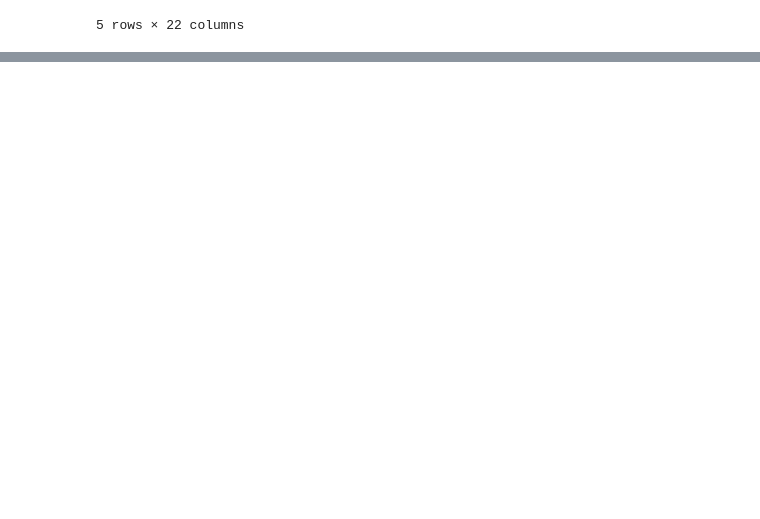
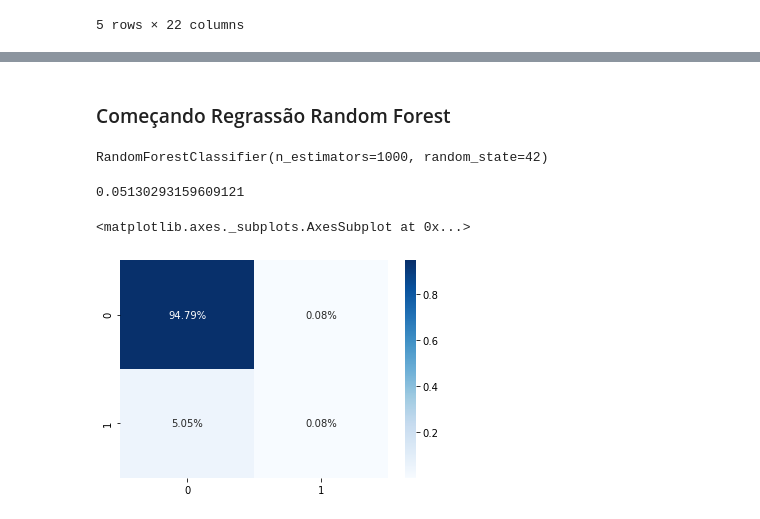
Before and after one commit to pmahfuz/Projeto-2-Cdados, a Jupyter notebook: Projeto-2-Cdados/Projeto_2.ipynb, the cells around one changed output, grey strips where cells are left out. Saved outputs shown, nothing was run; the diff lists cells and outputs as text; code cells hidden in the pictures; blank space fills up the shorter version.

Commit message:
Random Forest

```diff
--- a/Projeto-2-Cdados/Projeto_2.ipynb
+++ b/Projeto-2-Cdados/Projeto_2.ipynb
@@ -261,0 +269,28 @@ print(score)
+# %% [markdown]
+### Começando Regrassão Random Forest
+# %%
+# Trainando Random Forest
+rf = RandomForestClassifier(n_estimators = 1000, random_state = 42)
+rf.fit(x_train, y_train)
+# %% [output]
+RandomForestClassifier(n_estimators=1000, random_state=42)
+# %%
+# Rodando Random Forest
+pred = rf.predict(x_test)
+
+# Calculando erro médio absoluto
+erro = mean_absolute_error(y_test, pred)
+erro
+# %% [output]
+0.05130293159609121
+# %%
+y_test = np.array(y_test)
+# %%
+# Implementando matriz de confusão
+cf_matrix = confusion_matrix(y_test, pred)
+
+sns.heatmap(cf_matrix/np.sum(cf_matrix), annot=True,
+            fmt='.2%', cmap='Blues')
+# %% [output]
+<matplotlib.axes._subplots.AxesSubplot at 0x...>
+[figure, added]
```
Also changed, not shown: parts of 4 cells of this notebook.
